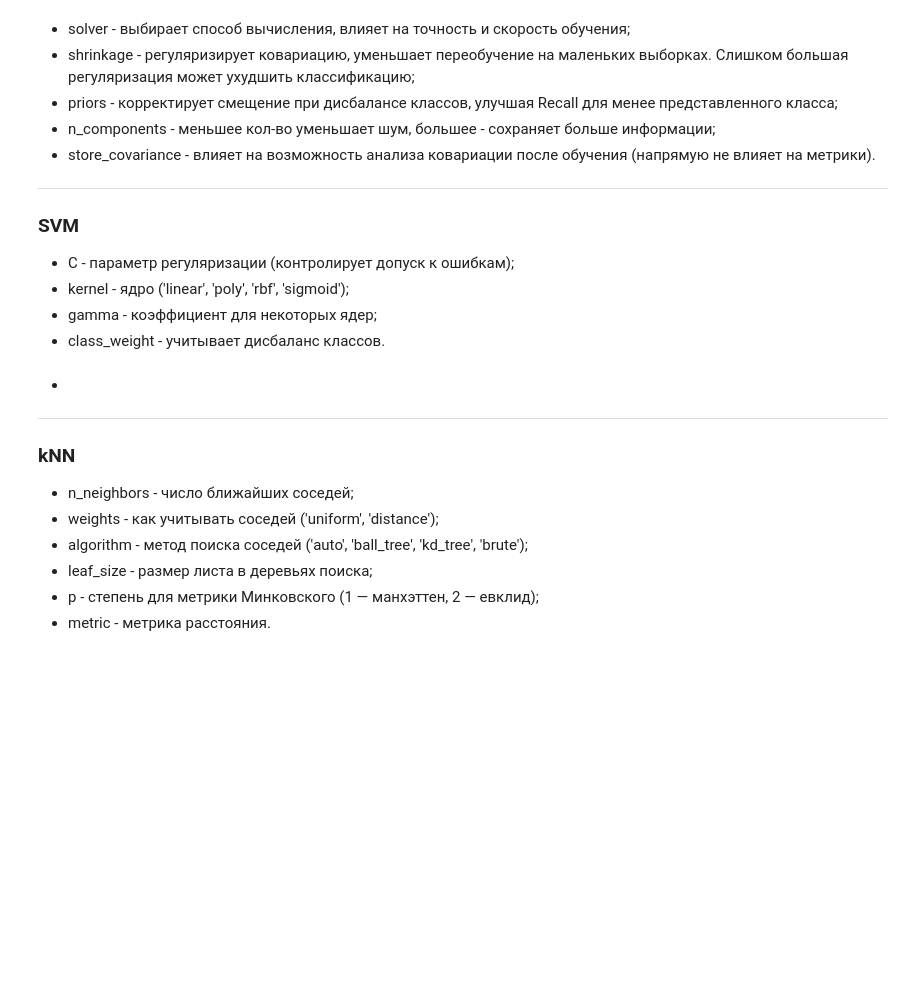
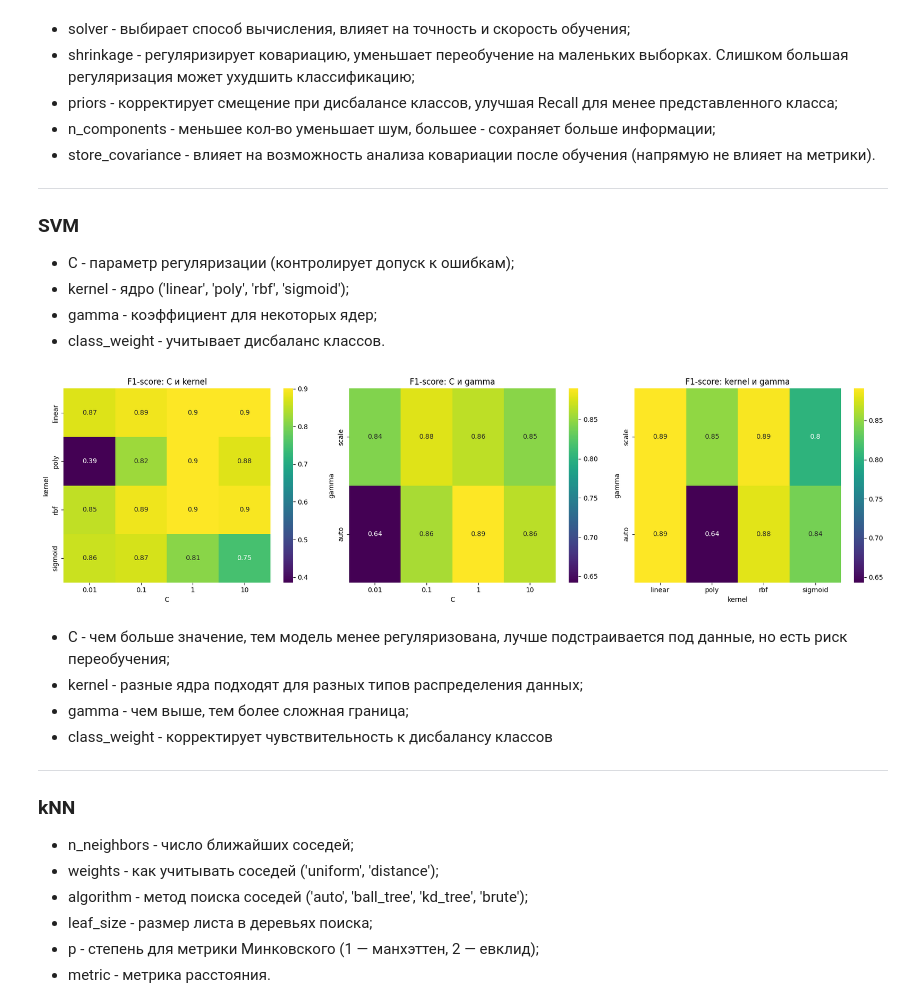
Before and after one commit to rochaldo1/Machine_Learning, a Jupyter notebook: labs/lab_3.ipynb, the cells around one changed output. Saved outputs shown, nothing was run; the diff lists cells and outputs as text; code cells hidden in the pictures; blank space fills up the shorter version.

```diff
--- a/labs/lab_3.ipynb
+++ b/labs/lab_3.ipynb
@@ -1006,8 +1006,55 @@ plot.show()
 - kernel - ядро ('linear', 'poly', 'rbf', 'sigmoid');
 - gamma - коэффициент для некоторых ядер;
 - class_weight - учитывает дисбаланс классов.
+# %%
+X = df_onehot_scaled.drop('HeartDisease', axis=1)
+y = df_onehot_scaled['HeartDisease']
+
+X_train, X_test, y_train, y_test = train_test_split(X, y, test_size=0.2, random_state=42, stratify=y)
+
+Cs = [0.01, 0.1, 1, 10]
+kernels = ['linear', 'poly', 'rbf', 'sigmoid']
+gammas = ['scale', 'auto']
+results_svm = []
+
+for C, kernel, gamma in itertools.product(Cs, kernels, gammas):
+    svm = SVC(C=C, kernel=kernel, gamma=gamma, class_weight='balanced', probability=True, random_state=42)
+    svm.fit(X_train, y_train)
+    y_pred = svm.predict(X_test)
+    results_svm.append((C, kernel, gamma, f1_score(y_test, y_pred)))
+
+param_pairs = [('C', 'kernel'), ('C', 'gamma'), ('kernel', 'gamma')]
+n_pairs = len(param_pairs)
+
+fig, axes = plot.subplots(1, n_pairs, figsize=(6 * n_pairs, 5))
+
+for ax, (x_param, y_param) in zip(axes, param_pairs):
+    x_values = list(eval(f"{x_param}s"))
+    y_values = list(eval(f"{y_param}s"))
+
+    matrix = np.zeros((len(y_values), len(x_values)))
+
+    for i, y_val in enumerate(y_values):
+        for j, x_val in enumerate(x_values):
+            scores = [r[3] for r in results_svm
+                      if (r[0]==x_val if x_param=='C' else r[1]==x_val if x_param=='kernel' else r[2]==x_val)
+                      and (r[0]==y_val if y_param=='C' else r[1]==y_val if y_param=='kernel' else r[2]==y_val)]
+            matrix[i, j] = np.mean(scores) if scores else np.nan
+
+    sb.heatmap(matrix, annot=True, xticklabels=x_values, yticklabels=y_values, cmap='viridis', ax=ax)
+    ax.set_xlabel(x_param)
+    ax.set_ylabel(y_param)
+    ax.set_title(f'F1-score: {x_param} и {y_param}')
+
+plot.tight_layout()
+plot.show()
+# %% [output]
+[figure, added]
 # %% [markdown]
--
+- C - чем больше значение, тем модель менее регуляризована, лучше подстраивается под данные, но есть риск переобучения;
+- kernel - разные ядра подходят для разных типов распределения данных;
+- gamma - чем выше, тем более сложная граница;
+- class_weight - корректирует чувствительность к дисбалансу классов
 
 ---
 
```
Also changed, not shown: parts of 15 cells of this notebook, 36 other files.
